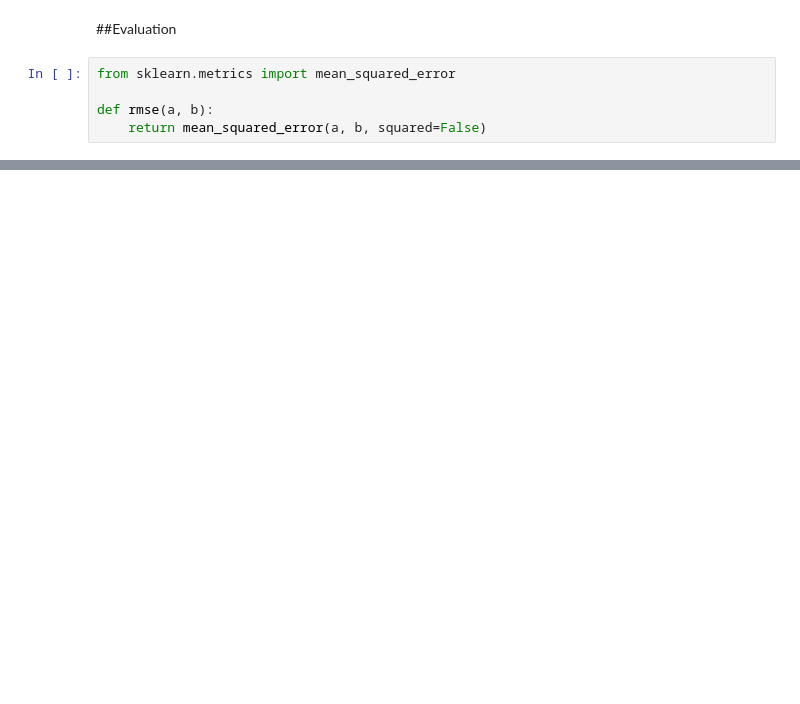
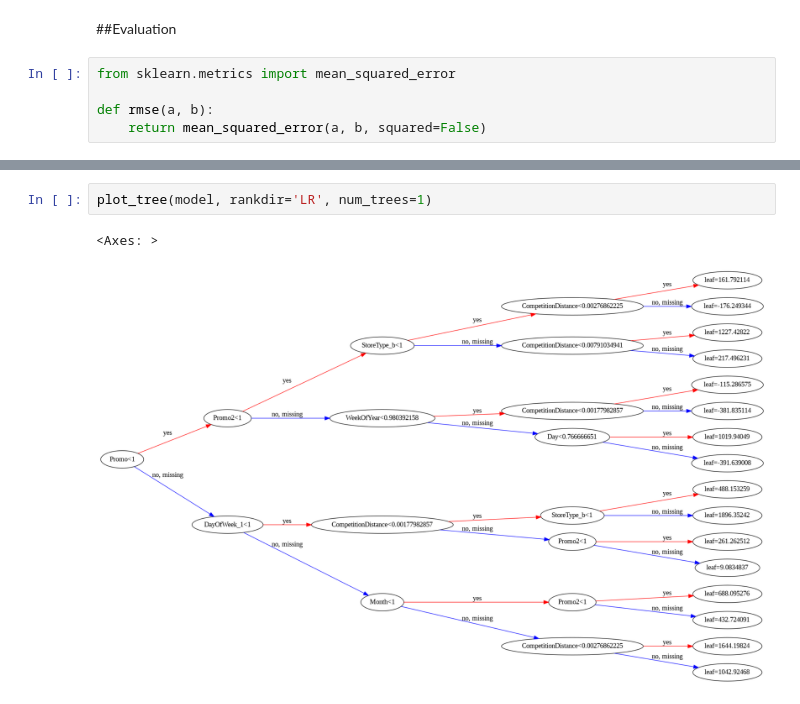
Before and after one commit to RapaDewan/Machine-Learning, a Jupyter notebook: FCC18_L5/FCC18_L5.ipynb, the cells around one changed output, grey strips where cells are left out. Drawn from its saved outputs; the diff is of its cells as text; blank space fills up the shorter version.

```diff
--- a/FCC18_L5/FCC18_L5.ipynb
+++ b/FCC18_L5/FCC18_L5.ipynb
@@ -486,0 +486,5 @@ rmse(preds, targets)
+# %%
+plot_tree(model, rankdir='LR', num_trees=1)
+# %% [output]
+<Axes: >
+[figure, added]
```
Also changed, not shown: parts of 62 cells of this notebook.
